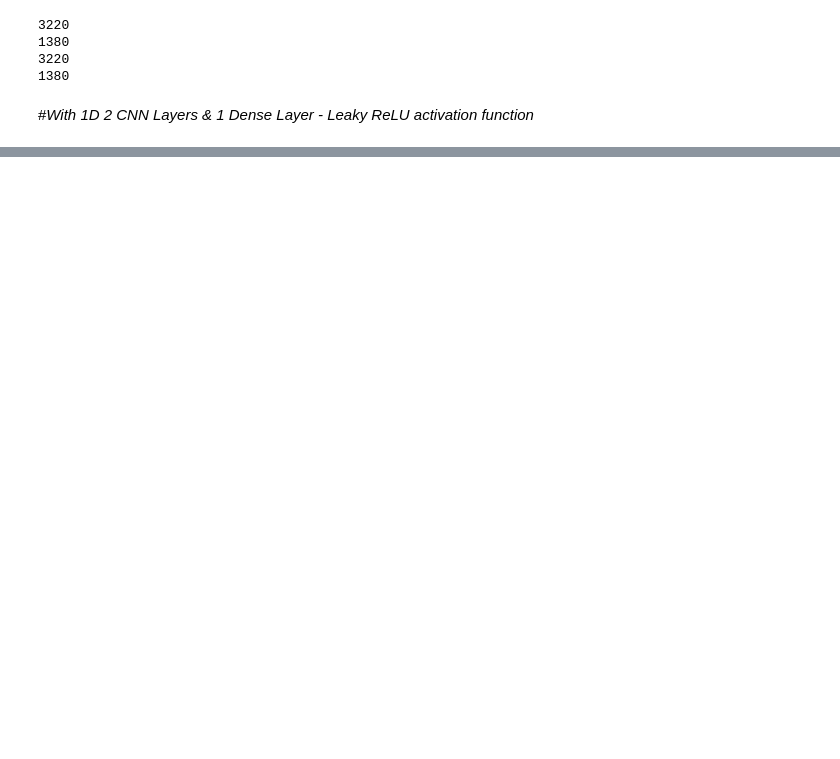
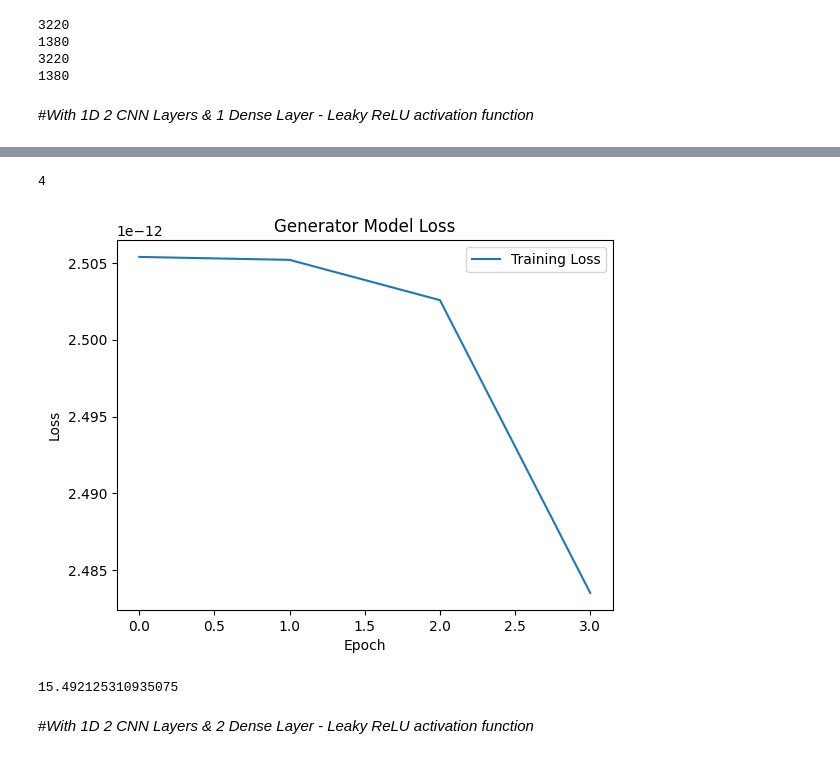
Before and after one commit to ImajiPietersz/FYP, a Jupyter notebook: GAN_Experiments/GAN_Experiment_Combine_CWRU_Data_Set.ipynb, the cells around one changed output, grey strips where cells are left out. Drawn from its saved outputs; the diff is of its cells as text; code cells hidden in the pictures; blank space fills up the shorter version.

```diff
--- a/GAN_Experiments/GAN_Experiment_Combine_CWRU_Data_Set.ipynb
+++ b/GAN_Experiments/GAN_Experiment_Combine_CWRU_Data_Set.ipynb
@@ -414,0 +521,27 @@ print(snr)
+# %%
+plt.plot(gen_losses, label='Training Loss')
+plt.title('Generator Model Loss')
+plt.xlabel('Epoch')
+plt.ylabel('Loss')
+plt.legend()
+print(len(gen_losses))
+# %% [output]
+4
+[figure, added]
+# %%
+#Calculate SNR Value
+
+noise =[]
+generated = Mixed_set['separated_rms'][2300:].values.tolist()   #generated signal
+original = Mixed_set['rms'][:2300].values.tolist() #original signal
+mixed = Mixed_set['rms'][2300:].values.tolist() # with noise
+length = len(original)
+for i in range(length):
+  noise.append(original[i] - mixed[i])
+
+snr = 10 * np.log10(np.mean(np.square(generated))/np.mean(np.square(noise)))
+print(snr)
+# %% [output]
+15.492125310935075
+# %% [markdown]
+#*_With 1D 2 CNN Layers & 2 Dense Layer - Leaky ReLU activation function_*
```
Also changed, not shown: parts of 67 cells of this notebook.
